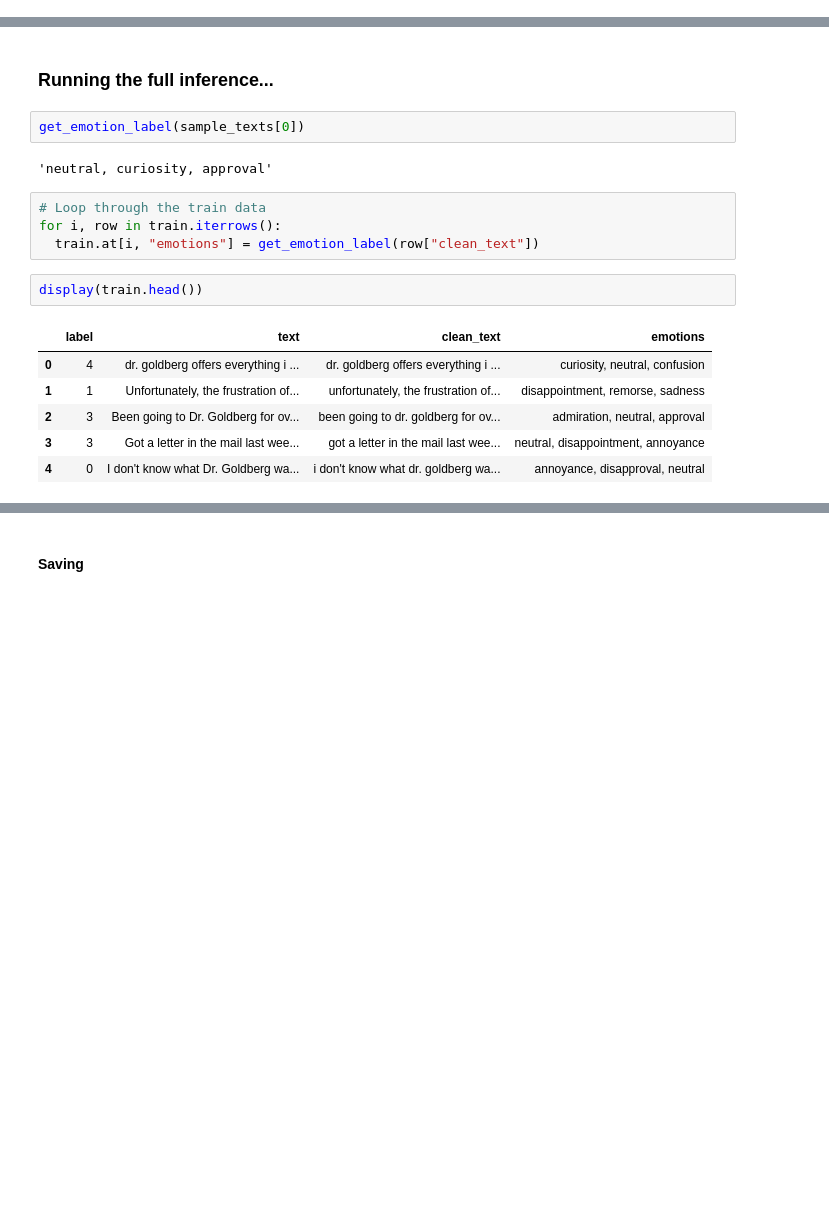
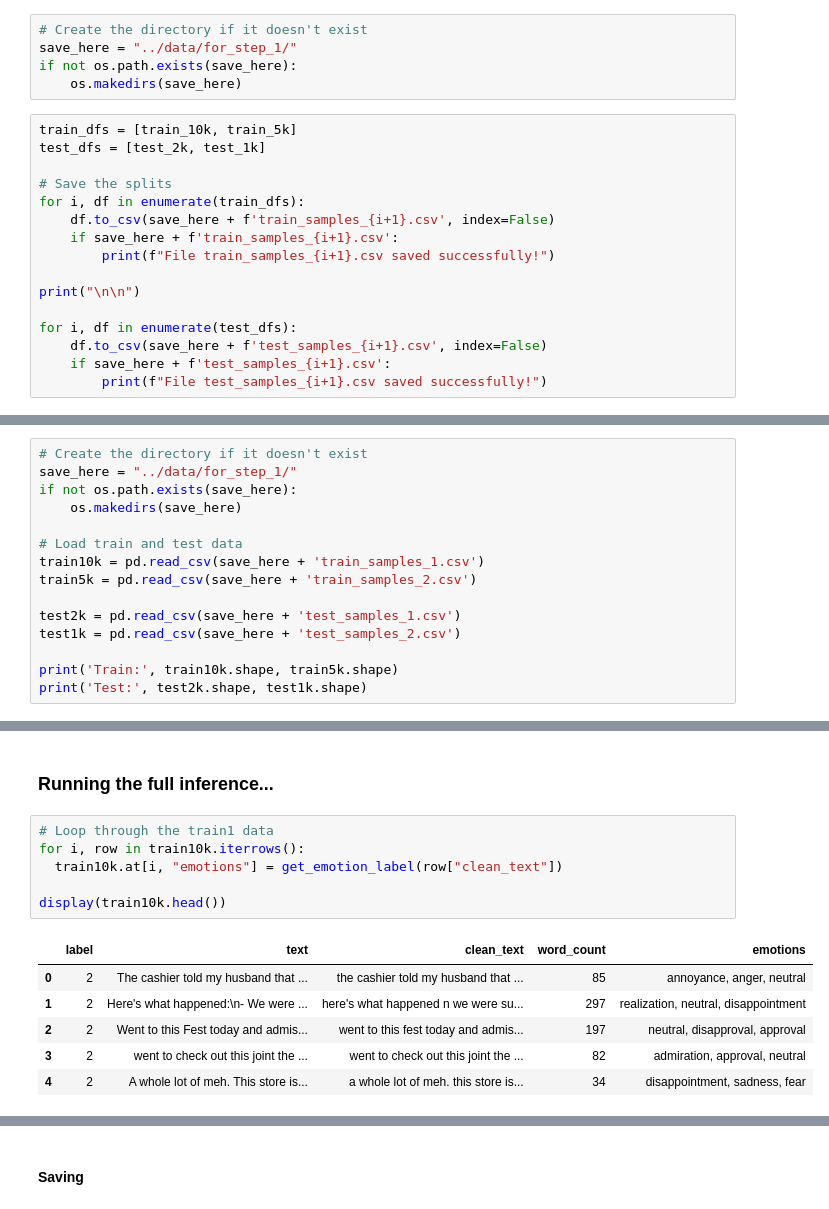
Before and after one commit to kangelamw/LLM-Project-DS, a Jupyter notebook: notebooks/1-preprocessing.ipynb, the cells around one changed output, grey strips where cells are left out. Cells and saved outputs as stored; diff of their text form; blank space fills up the shorter version.

```diff
--- a/notebooks/1-preprocessing.ipynb
+++ b/notebooks/1-preprocessing.ipynb
@@ -209,0 +467,21 @@ Name: count, dtype: int64
+# %%
+# Create the directory if it doesn't exist
+save_here = "../data/for_step_1/"
+if not os.path.exists(save_here):
+    os.makedirs(save_here)
+# %%
+train_dfs = [train_10k, train_5k]
+test_dfs = [test_2k, test_1k]
+
+# Save the splits
+for i, df in enumerate(train_dfs):
+    df.to_csv(save_here + f'train_samples_{i+1}.csv', index=False)
+    if save_here + f'train_samples_{i+1}.csv':
+        print(f"File train_samples_{i+1}.csv saved successfully!")
+
+print("\n\n")
+
+for i, df in enumerate(test_dfs):
+    df.to_csv(save_here + f'test_samples_{i+1}.csv', index=False)
+    if save_here + f'test_samples_{i+1}.csv':
+        print(f"File test_samples_{i+1}.csv saved successfully!")
@@ -209,0 +498,15 @@ Name: count, dtype: int64
+# %%
+# Create the directory if it doesn't exist
+save_here = "../data/for_step_1/"
+if not os.path.exists(save_here):
+    os.makedirs(save_here)
+
+# Load train and test data
+train10k = pd.read_csv(save_here + 'train_samples_1.csv')
+train5k = pd.read_csv(save_here + 'train_samples_2.csv')
+
+test2k = pd.read_csv(save_here + 'test_samples_1.csv')
+test1k = pd.read_csv(save_here + 'test_samples_2.csv')
+
+print('Train:', train10k.shape, train5k.shape)
+print('Test:', test2k.shape, test1k.shape)
@@ -355,20 +645,16 @@ Estimated full runtime: 0.11 hours
 # %% [markdown]
 ### Running the full inference...
-# %%
-get_emotion_label(sample_texts[0])
-# %% [output]
-'neutral, curiosity, approval'
 # %%
-# Loop through the train data
-for i, row in train.iterrows():
-  train.at[i, "emotions"] = get_emotion_label(row["clean_text"])
+# Loop through the train1 data
+for i, row in train10k.iterrows():
+  train10k.at[i, "emotions"] = get_emotion_label(row["clean_text"])
+
+display(train10k.head())
+# %% [output]
+|  | label | text | clean_text | word_count | emotions |
+| 0 | 2 | The cashier told my husband that ... | the cashier told my husband that ... | 85 | annoyance, anger, neutral |
+| 1 | 2 | Here's what happened:\n- We were ... | here's what happened n we were su... | 297 | realization, neutral, disappointment |
+| 2 | 2 | Went to this Fest today and admis... | went to this fest today and admis... | 197 | neutral, disapproval, approval |
+| 3 | 2 | went to check out this joint the ... | went to check out this joint the ... | 82 | admiration, approval, neutral |
+| 4 | 2 | A whole lot of meh. This store is... | a whole lot of meh. this store is... | 34 | disappointment, sadness, fear |
-# %%
-display(train.head())
-# %% [output]
-|  | label | text | clean_text | emotions |
-| 0 | 4 | dr. goldberg offers everything i ... | dr. goldberg offers everything i ... | curiosity, neutral, confusion |
-| 1 | 1 | Unfortunately, the frustration of... | unfortunately, the frustration of... | disappointment, remorse, sadness |
-| 2 | 3 | Been going to Dr. Goldberg for ov... | been going to dr. goldberg for ov... | admiration, neutral, approval |
-| 3 | 3 | Got a letter in the mail last wee... | got a letter in the mail last wee... | neutral, disappointment, annoyance |
-| 4 | 0 | I don't know what Dr. Goldberg wa... | i don't know what dr. goldberg wa... | annoyance, disapproval, neutral |
 # %%
```
Also changed, not shown: parts of 65 cells of this notebook, 4 other files.
